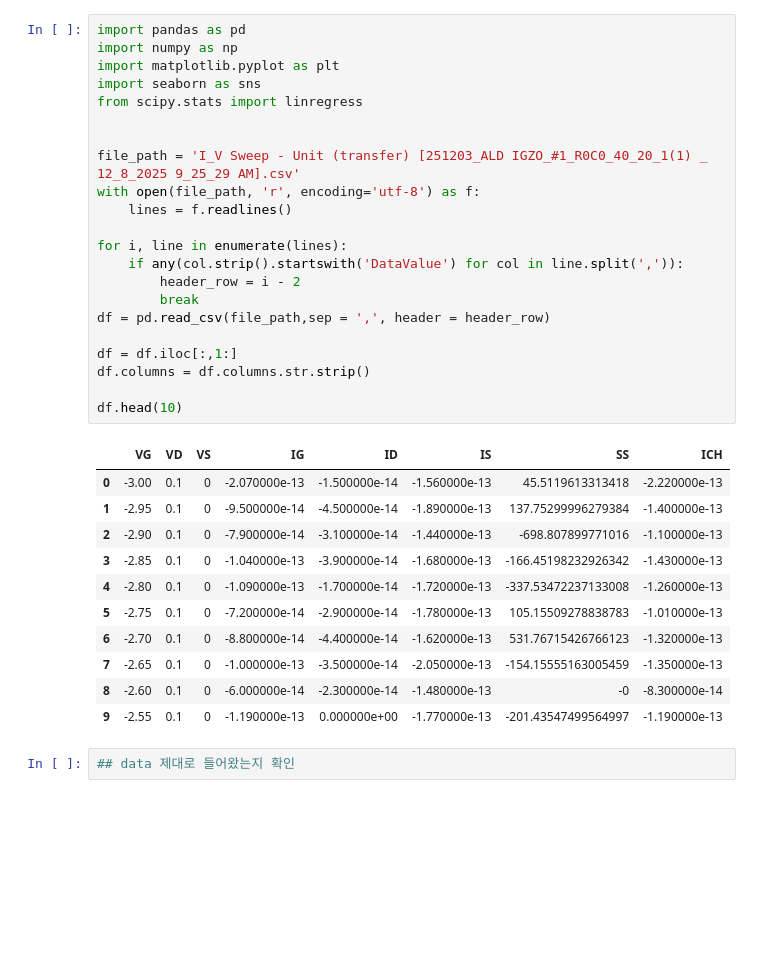
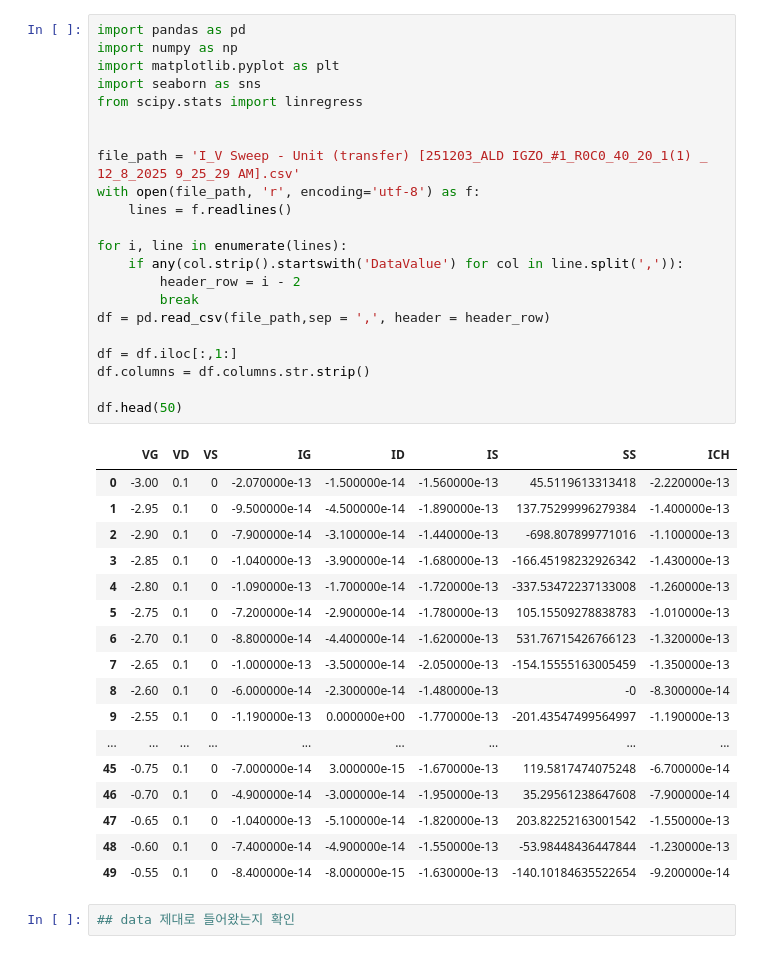
Before and after one commit to whdals4273/-a-to-z, a Jupyter notebook: 251228_transfer_curve_all★★★.ipynb, the cells around one changed output. Drawn from its saved outputs; the diff is of its cells as text; blank space fills up the shorter version.

```diff
--- a/251228_transfer_curve_all★★★.ipynb
+++ b/251228_transfer_curve_all★★★.ipynb
@@ -4,34 +4,40 @@ import numpy as np
 import matplotlib.pyplot as plt
 import seaborn as sns
 from scipy.stats import linregress
 
 
 file_path = 'I_V Sweep - Unit (transfer) [251203_ALD IGZO_#1_R0C0_40_20_1(1) _ 12_8_2025 9_25_29 AM].csv'
 with open(file_path, 'r', encoding='utf-8') as f:
     lines = f.readlines()
 
 for i, line in enumerate(lines):
     if any(col.strip().startswith('DataValue') for col in line.split(',')):
         header_row = i - 2
         break
 df = pd.read_csv(file_path,sep = ',', header = header_row)
 
 df = df.iloc[:,1:]
 df.columns = df.columns.str.strip()
 
-df.head(10)
+df.head(50)
 # %% [output]
 |  | VG | VD | VS | IG | ID | IS | SS | ICH |
 | 0 | -3.00 | 0.1 | 0 | -2.070000e-13 | -1.500000e-14 | -1.560000e-13 | 45.5119613313418 | -2.220000e-13 |
 | 1 | -2.95 | 0.1 | 0 | -9.500000e-14 | -4.500000e-14 | -1.890000e-13 | 137.75299996279384 | -1.400000e-13 |
 | 2 | -2.90 | 0.1 | 0 | -7.900000e-14 | -3.100000e-14 | -1.440000e-13 | -698.807899771016 | -1.100000e-13 |
 | 3 | -2.85 | 0.1 | 0 | -1.040000e-13 | -3.900000e-14 | -1.680000e-13 | -166.45198232926342 | -1.430000e-13 |
 | 4 | -2.80 | 0.1 | 0 | -1.090000e-13 | -1.700000e-14 | -1.720000e-13 | -337.53472237133008 | -1.260000e-13 |
 | 5 | -2.75 | 0.1 | 0 | -7.200000e-14 | -2.900000e-14 | -1.780000e-13 | 105.15509278838783 | -1.010000e-13 |
 | 6 | -2.70 | 0.1 | 0 | -8.800000e-14 | -4.400000e-14 | -1.620000e-13 | 531.76715426766123 | -1.320000e-13 |
 | 7 | -2.65 | 0.1 | 0 | -1.000000e-13 | -3.500000e-14 | -2.050000e-13 | -154.15555163005459 | -1.350000e-13 |
 | 8 | -2.60 | 0.1 | 0 | -6.000000e-14 | -2.300000e-14 | -1.480000e-13 | -0 | -8.300000e-14 |
 | 9 | -2.55 | 0.1 | 0 | -1.190000e-13 | 0.000000e+00 | -1.770000e-13 | -201.43547499564997 | -1.190000e-13 |
+| ... | ... | ... | ... | ... | ... | ... | ... | ... |
+| 45 | -0.75 | 0.1 | 0 | -7.000000e-14 | 3.000000e-15 | -1.670000e-13 | 119.5817474075248 | -6.700000e-14 |
+| 46 | -0.70 | 0.1 | 0 | -4.900000e-14 | -3.000000e-14 | -1.950000e-13 | 35.29561238647608 | -7.900000e-14 |
+| 47 | -0.65 | 0.1 | 0 | -1.040000e-13 | -5.100000e-14 | -1.820000e-13 | 203.82252163001542 | -1.550000e-13 |
+| 48 | -0.60 | 0.1 | 0 | -7.400000e-14 | -4.900000e-14 | -1.550000e-13 | -53.98448436447844 | -1.230000e-13 |
+| 49 | -0.55 | 0.1 | 0 | -8.400000e-14 | -8.000000e-15 | -1.630000e-13 | -140.10184635522654 | -9.200000e-14 |
 # %%
 ## data 제대로 들어왔는지 확인
 # %%
```
Also changed, not shown: 18 other files.
